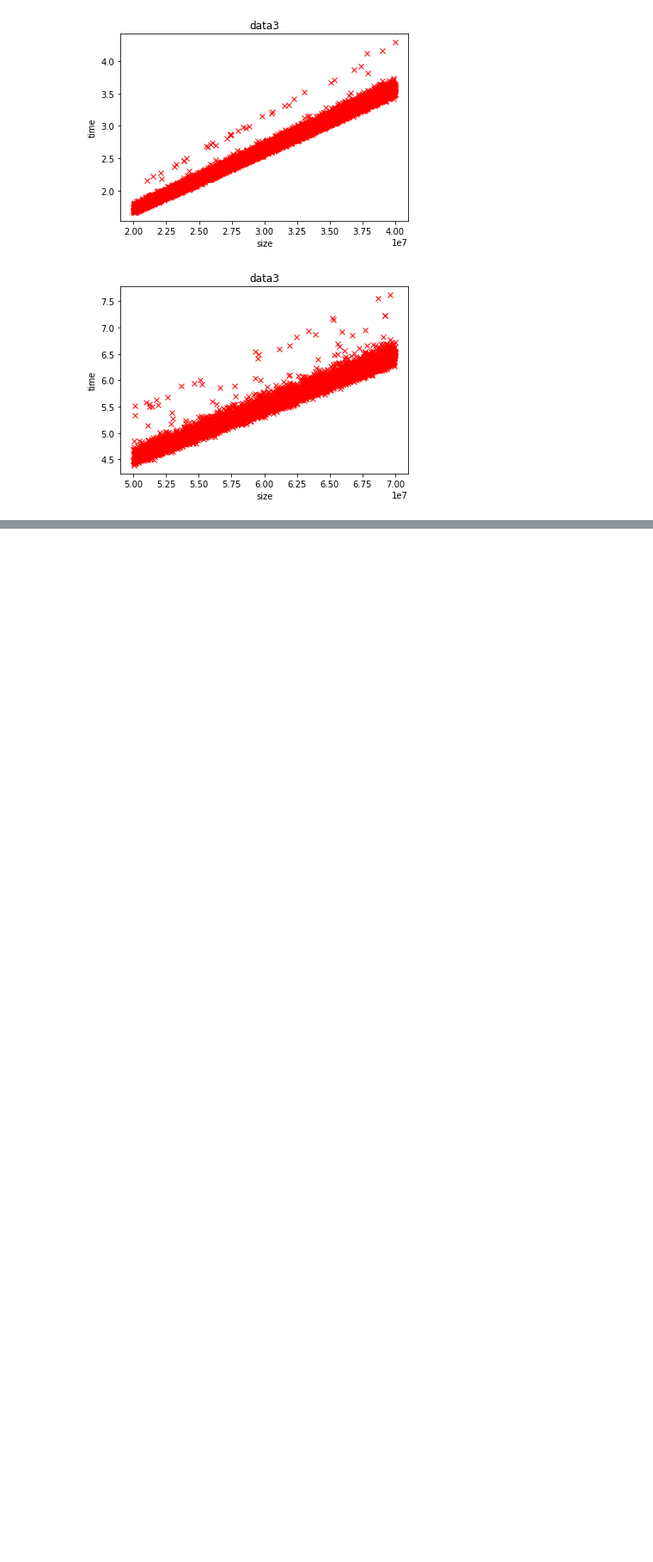
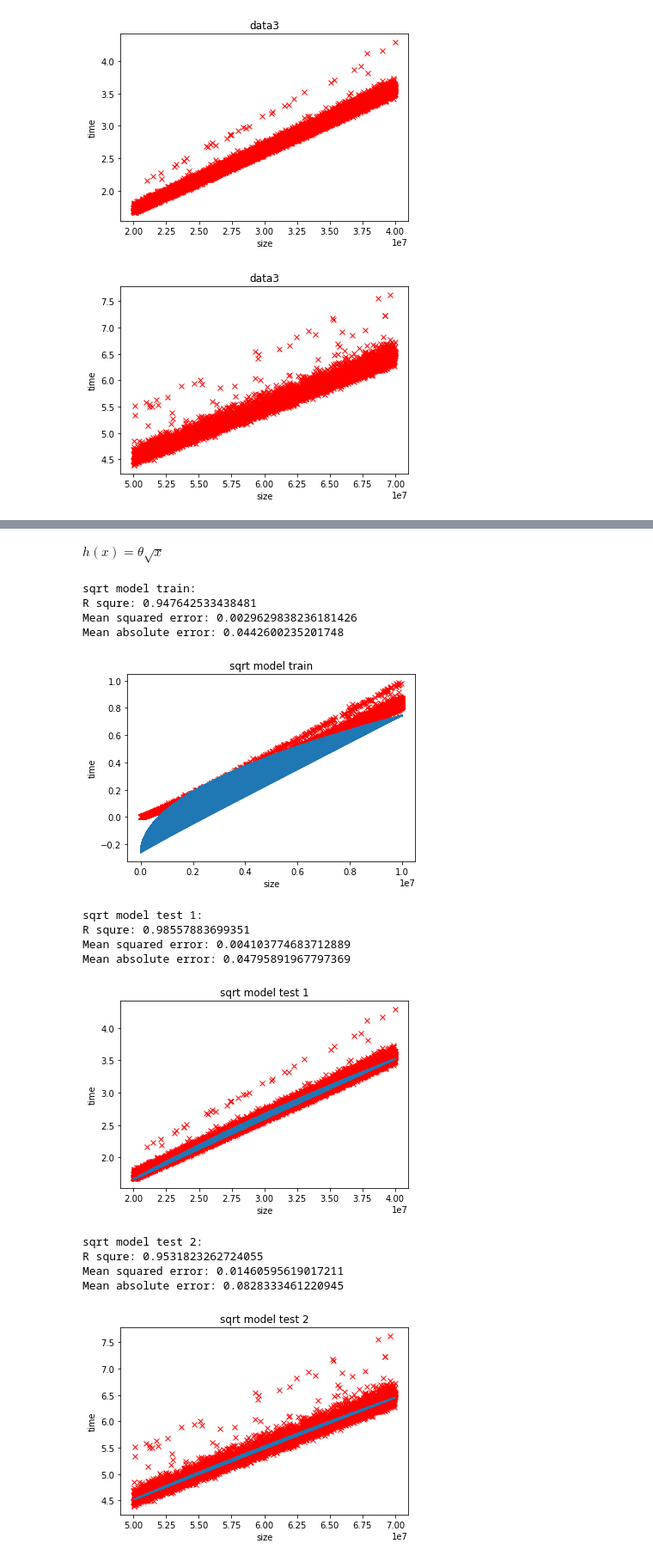
Before and after one commit to phutaekwondo/CS114.L21, a Jupyter notebook: BT_colab_so_2.ipynb, the cells around one changed output, grey strips where cells are left out. Shown: that part at 86% size. Saved outputs shown, nothing was run; the diff lists cells and outputs as text; code cells hidden in the pictures; blank space fills up the shorter version.

```diff
--- a/BT_colab_so_2.ipynb
+++ b/BT_colab_so_2.ipynb
@@ -87,0 +174,36 @@ drawResult(X_test_1, y_test_1, estimated_1, 'data4')
+# %% [markdown]
+$h(x) = \theta  \sqrt{x}$
+# %%
+feature_train = np.sqrt(X_train)
+model_sqrt = LinearRegression().fit(feature_train, y_train)
+sqrt_predict = model_sqrt.predict(feature_train)
+draw_plot(X_train, y_train, sqrt_predict, 'sqrt model train')
+
+feature_test1 = np.sqrt(X_test_1)
+model_sqrt = LinearRegression().fit(feature_test1, y_test_1)
+sqrt_predict_1 = model_sqrt.predict(feature_test1)
+draw_plot(X_test_1, y_test_1, sqrt_predict_1, 'sqrt model test 1')
+
+feature_test2 = np.sqrt(X_test_2)
+model_sqrt = LinearRegression().fit(feature_test2, y_test_2)
+sqrt_predict_2 = model_sqrt.predict(feature_test2)
+draw_plot(X_test_2, y_test_2, sqrt_predict_2, 'sqrt model test 2')
+
+estimated_full_sqrt = np.concatenate((sqrt_predict, sqrt_predict_1, sqrt_predict_2))
+draw_full(estimated_full_sqrt, X_data, y_data)
+# %% [output]
+sqrt model train:
+R squre: 0.947642533438481
+Mean squared error: 0.0029629838236181426
+Mean absolute error: 0.0442600235201748
+[figure, added]
+sqrt model test 1:
+R squre: 0.98557883699351
+Mean squared error: 0.004103774683712889
+Mean absolute error: 0.04795891967797369
+[figure, added]
+sqrt model test 2:
+R squre: 0.9531823262724055
+Mean squared error: 0.01460595619017211
+Mean absolute error: 0.0828333461220945
+[figure, added]
```
Also changed, not shown: parts of 18 cells of this notebook.
